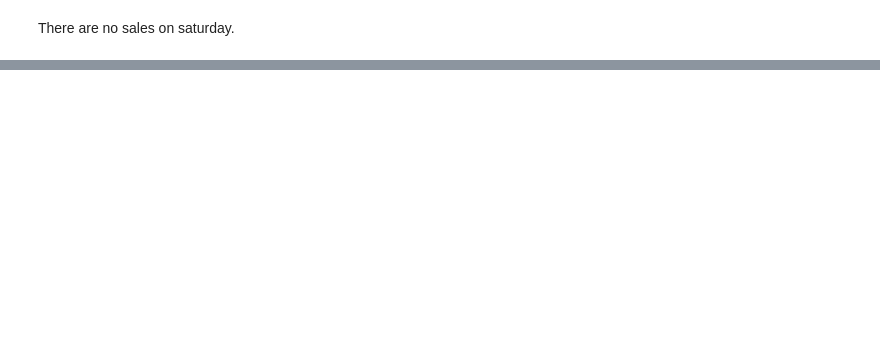
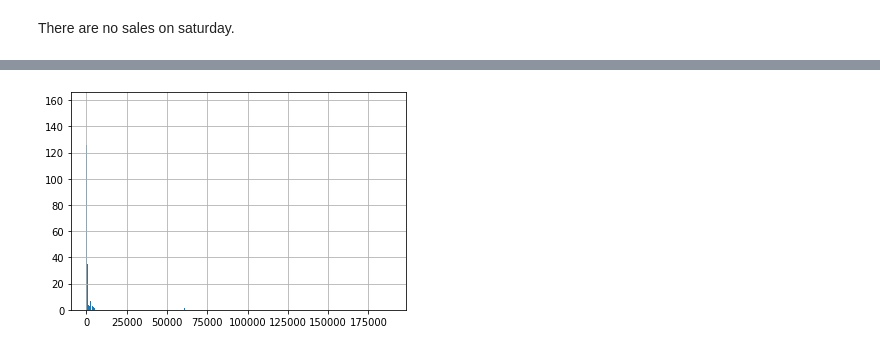
Before and after one commit to michelezoncheddu/data-mining-project, a Jupyter notebook: customers.ipynb, the cells around one changed output, grey strips where cells are left out. Saved outputs shown, nothing was run; the diff lists cells and outputs as text; code cells hidden in the pictures; blank space fills up the shorter version.

```diff
--- a/customers.ipynb
+++ b/customers.ipynb
@@ -276,0 +272,12 @@ KeyError: 'Total'
+# %%
+# total number of items purchased by a customer during a period.
+
+start_date = '2010-12-01'
+end_date = '2011-12-05'
+
+mask = (not_canceled['BasketDate'] >= start_date) & (not_canceled['BasketDate'] <= end_date)
+filtered = not_canceled.loc[mask]
+ss_l = filtered.groupby('CustomerID').agg({'Qta': 'sum'})
+ax = ss_l.Qta.hist(bins=10000)
+# %% [output]
+[figure, added]
```
Also changed, not shown: parts of 10 cells of this notebook.
